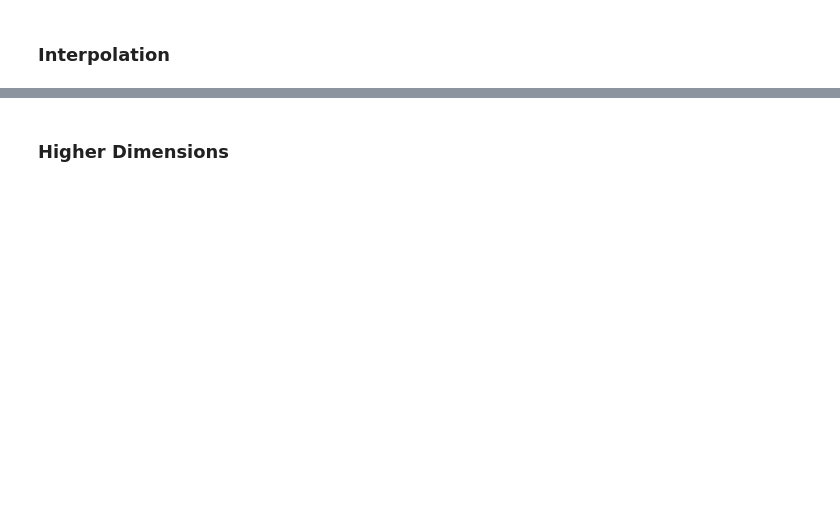
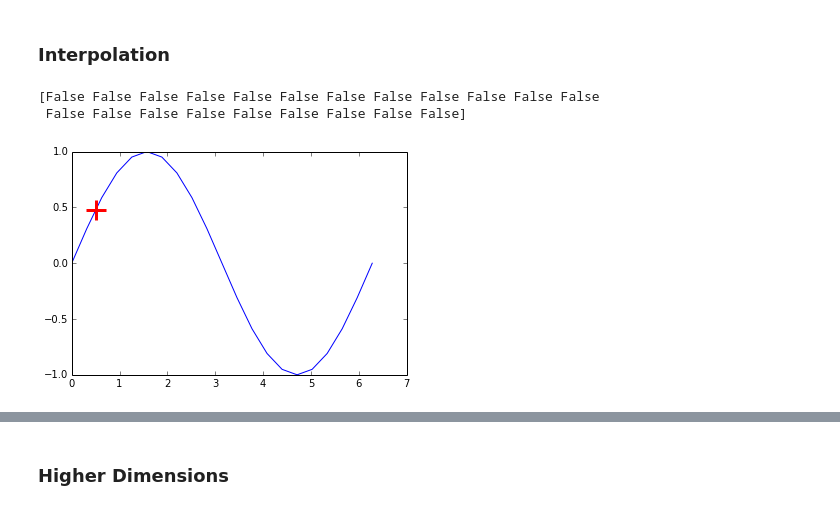
Before and after one commit to pnguye41/PHYS202-S14, a Jupyter notebook: SciPy/InterpolationTour.ipynb, the cells around one changed output, grey strips where cells are left out. Saved outputs shown, nothing was run; the diff lists cells and outputs as text; code cells hidden in the pictures; blank space fills up the shorter version.

Commit message:
Modified InterpolationTour and created InterpolationExercises

```diff
--- a/SciPy/InterpolationTour.ipynb
+++ b/SciPy/InterpolationTour.ipynb
@@ -13,2 +34,28 @@ Populating the interactive namespace from numpy and matplotlib
 # %% [markdown]
 ### Interpolation
+# %%
+theta = np.arange(0.,2*np.pi+0.1,np.pi/10)
+ii = (theta ==0.5)
+print ii
+# %% [output]
+[False False False False False False False False False False False False
+ False False False False False False False False False]
+# %%
+from scipy.interpolate import interp1d
+#that's a "one" as in "one-dimendsional", not an "ell"
+
+#Create the 'interpolating function':
+sinInterp = interp1d(theta, sin(theta))
+
+#Set x value where we want to know function and extract from int. func.:
+newTheta = 0.5
+newSin = sinInterp(newTheta)
+
+#Alternatively, here's a way to do it in one line:
+#newSin = interp1d(theta, np.sin(theta))(newTheta)
+
+#Now plot the interpolated point as a big plug sign:
+plt.plot(theta, np.sin(theta), newTheta, newSin, 'r+', markersize=20, markeredgewidth=3)
+plt.show()
+# %% [output]
+[figure, added]
```
Also changed, not shown: parts of 13 cells of this notebook, 2 other files.
